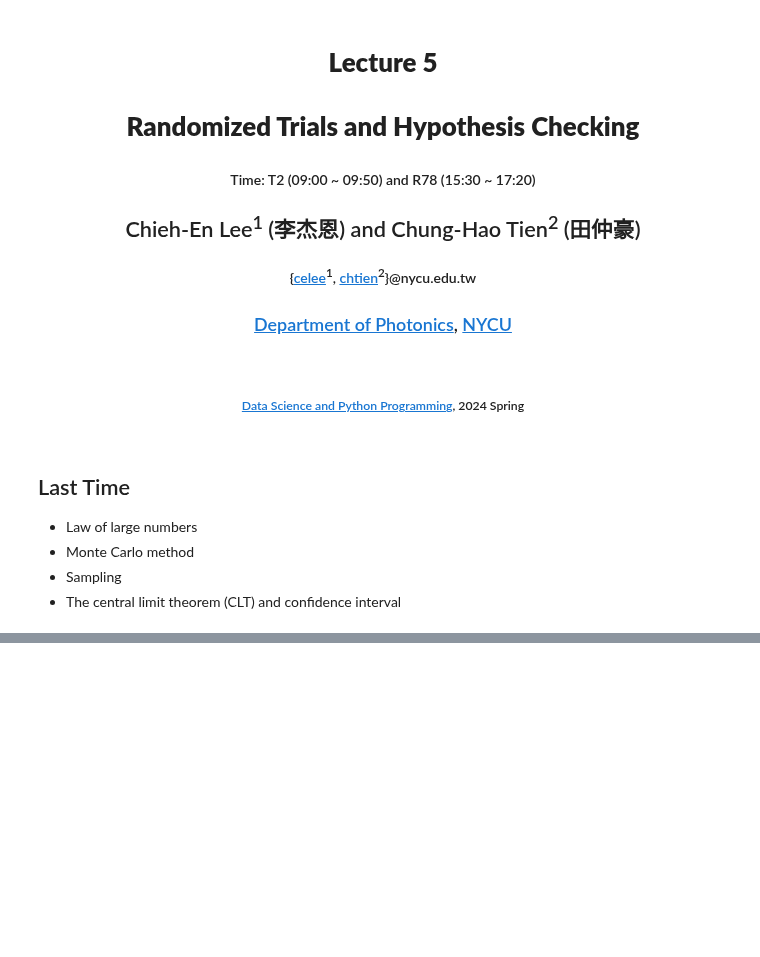
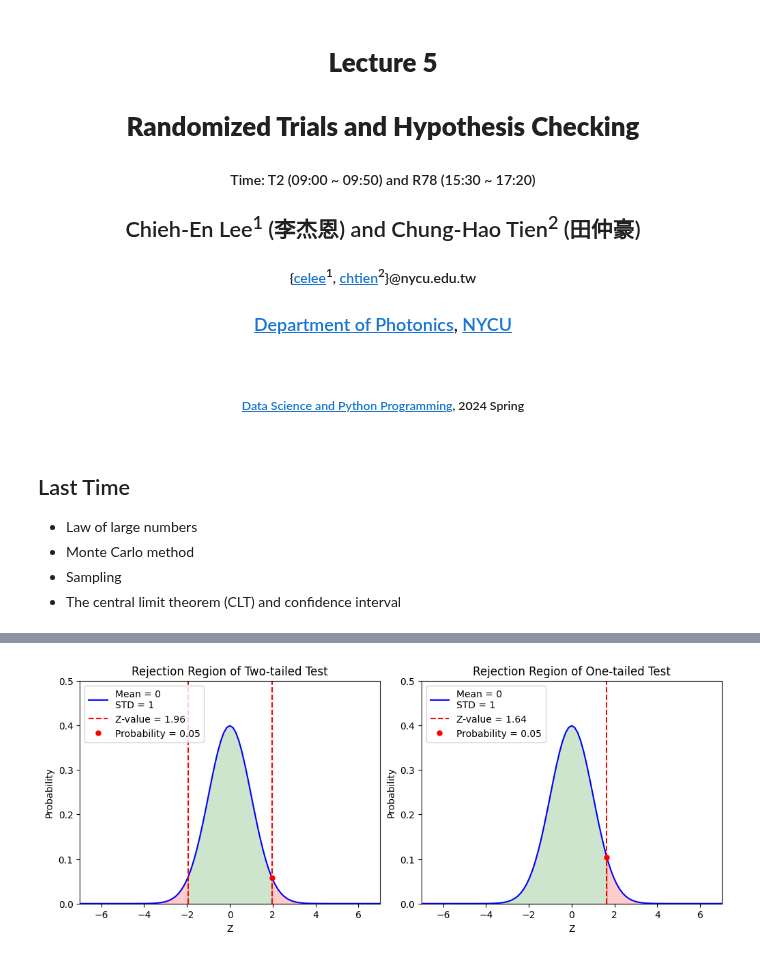
Before and after one commit to bruce88617/nycudopcs_advanced, a Jupyter notebook: Lectures/Lecture05/Lecture05.ipynb, the cells around one changed output, grey strips where cells are left out. Drawn from its saved outputs; the diff is of its cells as text; code cells hidden in the pictures; blank space fills up the shorter version.

```diff
--- a/Lectures/Lecture05/Lecture05.ipynb
+++ b/Lectures/Lecture05/Lecture05.ipynb
@@ -104,0 +275,51 @@ Probability = 0.00011
+# %%
+import numpy as np
+import matplotlib.pyplot as plt
+from scripts.basicFuncs import gaussDist, calProb
+
+zValue = 1.96
+pValue = calProb(zValue)
+
+fig = plt.figure(figsize=(10,4), dpi=100, layout="constrained", facecolor="w")
+
+x = np.linspace(-7, 7, 101)
+x1 = np.linspace(-7, -zValue, 51)
+x2 = np.linspace(-zValue, zValue, 51)
+x3 = np.linspace(zValue, 7, 51)
+
+ax = fig.add_subplot(121)
+ax.plot(x, gaussDist(x), 'b', label="Mean = {}\nSTD = {}".format(0, 1))
+ax.vlines([-zValue, zValue], ymin=0, ymax=0.5, colors='r', linestyles='dashed', label="Z-value = {:.02f}".format(zValue))
+ax.plot(zValue, gaussDist(zValue), 'ro', markersize=5, label="Probability = {:.02f}".format(pValue))
+ax.fill_between(x1, y1=gaussDist(x1), y2=0, color='r', alpha=0.2)
+ax.fill_between(x2, y1=gaussDist(x2), y2=0, color='g', alpha=0.2)
+ax.fill_between(x3, y1=gaussDist(x3), y2=0, color='r', alpha=0.2)
+ax.set_title("Rejection Region of Two-tailed Test")
+ax.set_xlabel("Z")
+ax.set_ylabel("Probability")
+ax.set_xlim([-7, 7])
+ax.set_ylim([0, 0.5])
+ax.legend(loc=2)    # upper left
+
+zValue = 1.64
+pValue = calProb(zValue, symmetric=False)
+
+x2 = np.linspace(-7, zValue, 51)
+x3 = np.linspace(zValue, 7, 51)
+
+ax2 = fig.add_subplot(122)
+ax2.plot(x, gaussDist(x), 'b', label="Mean = {}\nSTD = {}".format(0, 1))
+ax2.vlines([zValue], ymin=0, ymax=0.5, colors='r', linestyles='dashed', label="Z-value = {:.02f}".format(zValue))
+ax2.plot(zValue, gaussDist(zValue), 'ro', markersize=5, label="Probability = {:.02f}".format(pValue))
+ax2.fill_between(x2, y1=gaussDist(x2), y2=0, color='g', alpha=0.2)
+ax2.fill_between(x3, y1=gaussDist(x3), y2=0, color='r', alpha=0.2)
+ax2.set_title("Rejection Region of One-tailed Test")
+ax2.set_xlabel("Z")
+ax2.set_ylabel("Probability")
+ax2.set_xlim([-7, 7])
+ax2.set_ylim([0, 0.5])
+ax2.legend(loc=2)    # upper left
+
+plt.show()
+# %% [output]
+[figure, added]
```
Also changed, not shown: parts of 29 cells of this notebook, 15 other files.
